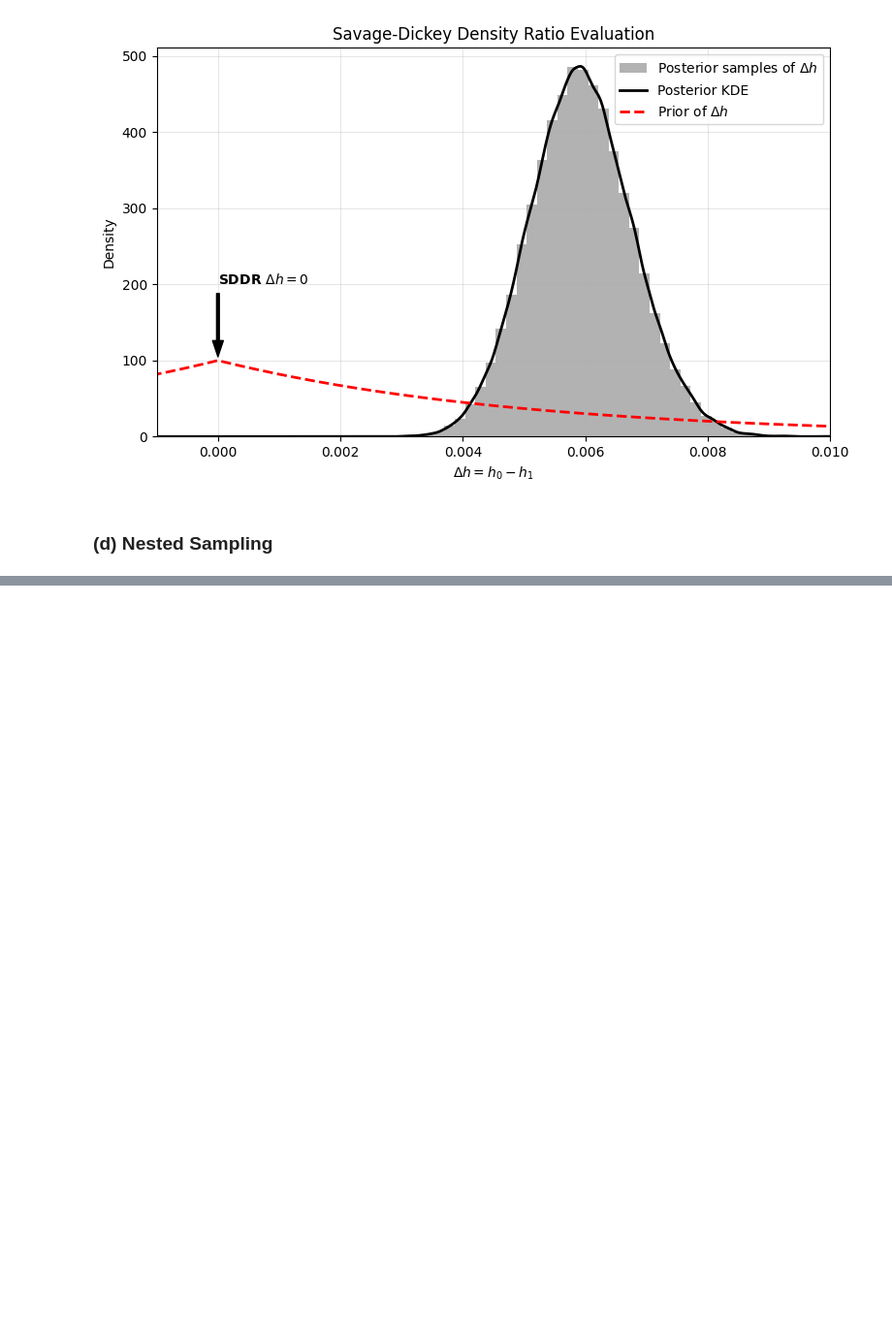
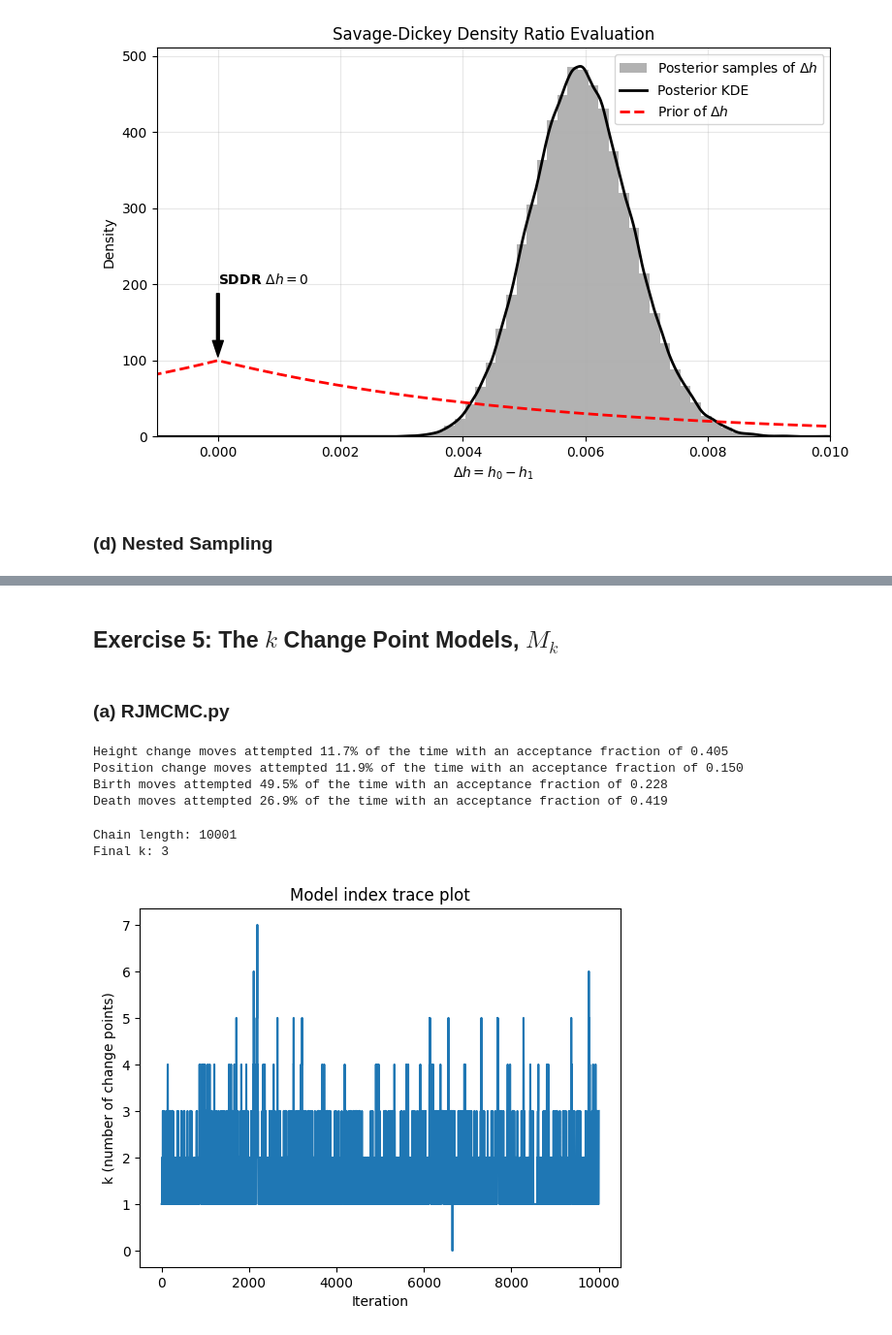
Before and after one commit to frederick4c/S2CW, a Jupyter notebook: notebook.ipynb, the cells around one changed output, grey strips where cells are left out. Shown at 97% size. Saved outputs shown, nothing was run; the diff lists cells and outputs as text; code cells hidden in the pictures; blank space fills up the shorter version.

```diff
--- a/notebook.ipynb
+++ b/notebook.ipynb
@@ -443,0 +444,35 @@ Log Posterior odds: 29.575441762109623
+# %% [markdown]
+## Exercise 5: The $k$ Change Point Models, $M_k$
+# %% [markdown]
+### (a) RJMCMC.py
+# %%
+import RJMCMC
+sampler = RJMCMC.RJMCMC(data)
+# load data
+np.random.seed(68)
+data = np.loadtxt('coal_mining_accident_data.dat').T.flatten()
+sampler = RJMCMC.RJMCMC(data)  # Creates RJMCMC instance
+
+# run mcmc
+sampler.run_mcmc(num_iter=10000)
+# %% [output]
+Height change moves attempted 11.7% of the time with an acceptance fraction of 0.405
+Position change moves attempted 11.9% of the time with an acceptance fraction of 0.150
+Birth moves attempted 49.5% of the time with an acceptance fraction of 0.228
+Death moves attempted 26.9% of the time with an acceptance fraction of 0.419
+# %%
+print("Chain length:", len(sampler.chain))
+print("Final k:", (len(sampler.chain[-1]) - 1) // 2)
+
+# Plot k trace
+k_trace = [(len(x) - 1) // 2 for x in sampler.chain]
+import matplotlib.pyplot as plt
+plt.plot(k_trace)
+plt.xlabel("Iteration")
+plt.ylabel("k (number of change points)")
+plt.title("Model index trace plot")
+plt.show()
+# %% [output]
+Chain length: 10001
+Final k: 3
+[figure, added]
```
Also changed, not shown: parts of 4 cells of this notebook, 10 other files.
